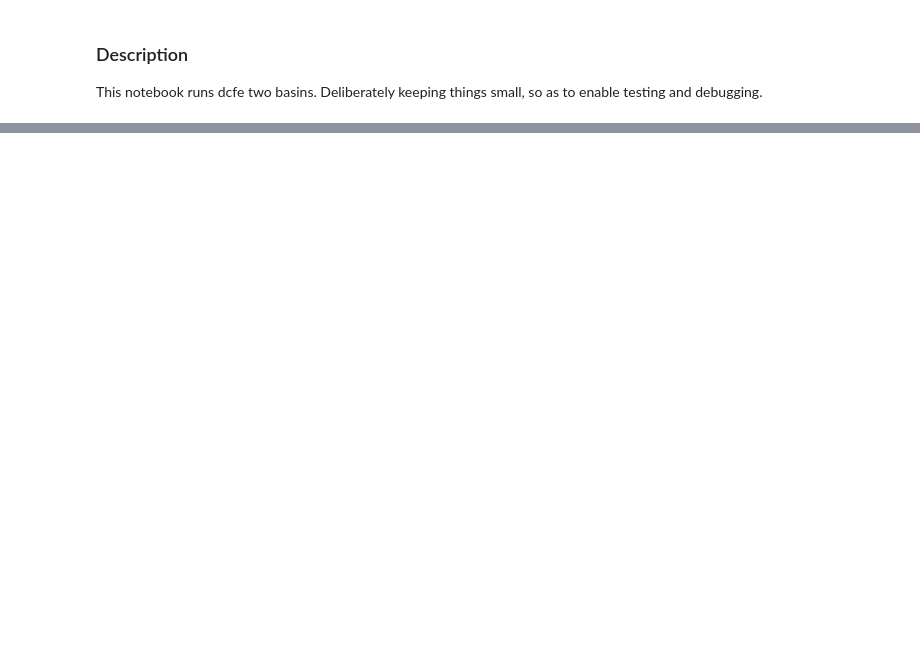
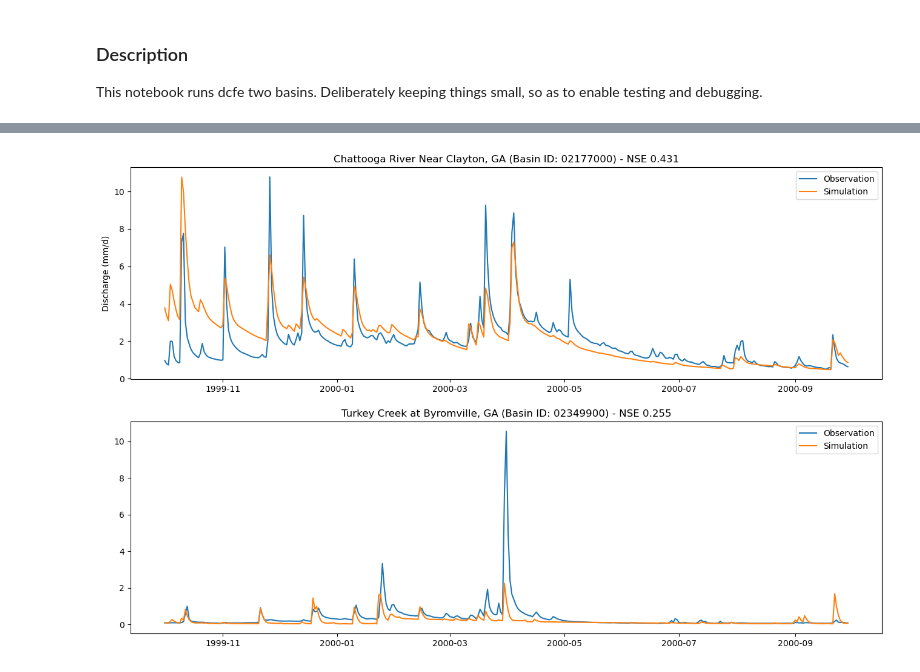
Before and after one commit to mines-ciroh/neuralhydrology, a Jupyter notebook: examples/07-DifferentialCFE-Model/developing_multibasin_dcfe.ipynb, the cells around one changed output, grey strips where cells are left out. Drawn from its saved outputs; the diff is of its cells as text; code cells hidden in the pictures; blank space fills up the shorter version.

```diff
--- a/examples/07-DifferentialCFE-Model/developing_multibasin_dcfe.ipynb
+++ b/examples/07-DifferentialCFE-Model/developing_multibasin_dcfe.ipynb
@@ -76,7 +74,7 @@ from neuralhydrology.utils.config import Config
 import matplotlib.pyplot as plt
 
 run_config = Config(Path("2basinTest_devMultiBasin.yml"))
-run_dir = Path("runs/DevMultiBasin_Test_1707_091743")
+run_dir = Path("runs/DevMultiBasin_Test_0308_154425")
 
 
 # create a tester instance and start evaluation
@@ -155,0 +157 @@ FileNotFoundError: runs/DevMultiBasin_Test_1707_091743/config.yml
+[figure, added]
```
Also changed, not shown: parts of 3 cells of this notebook, 4 other files.
